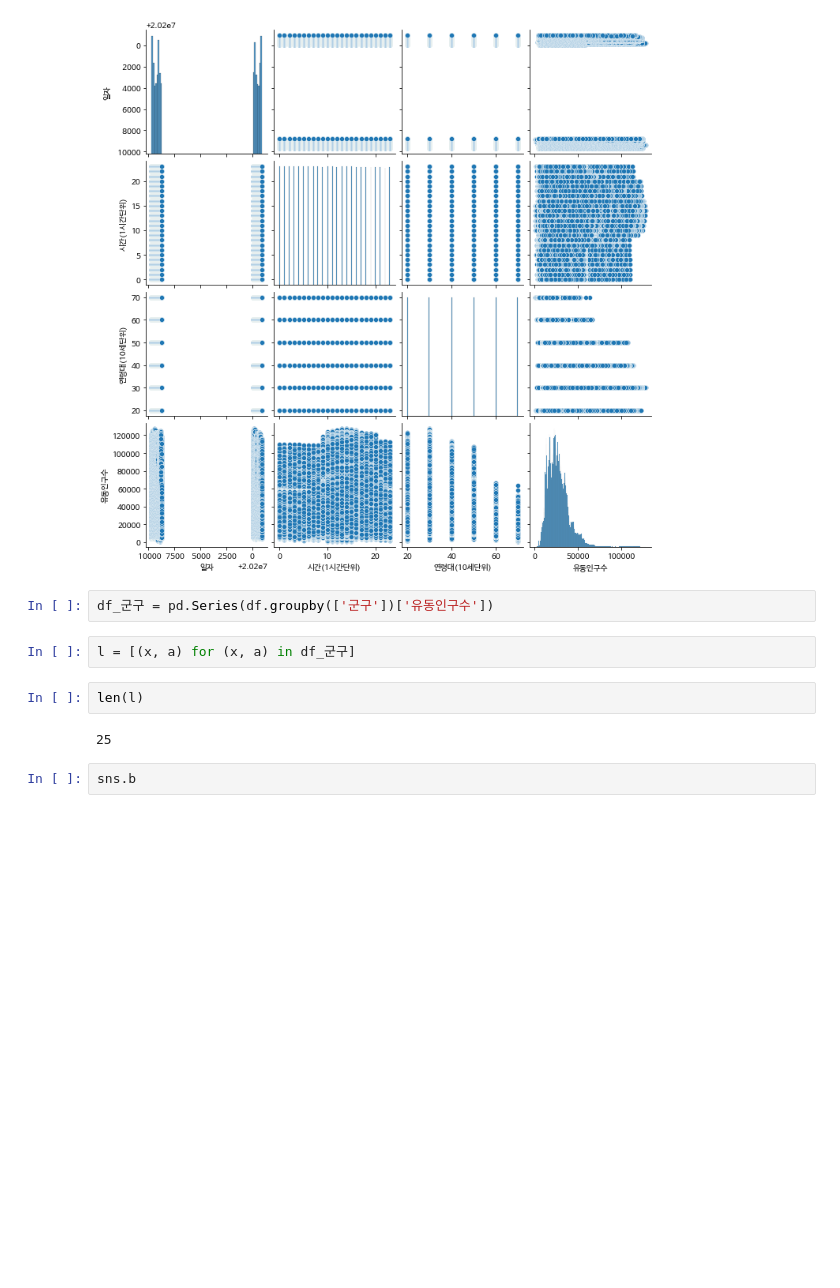
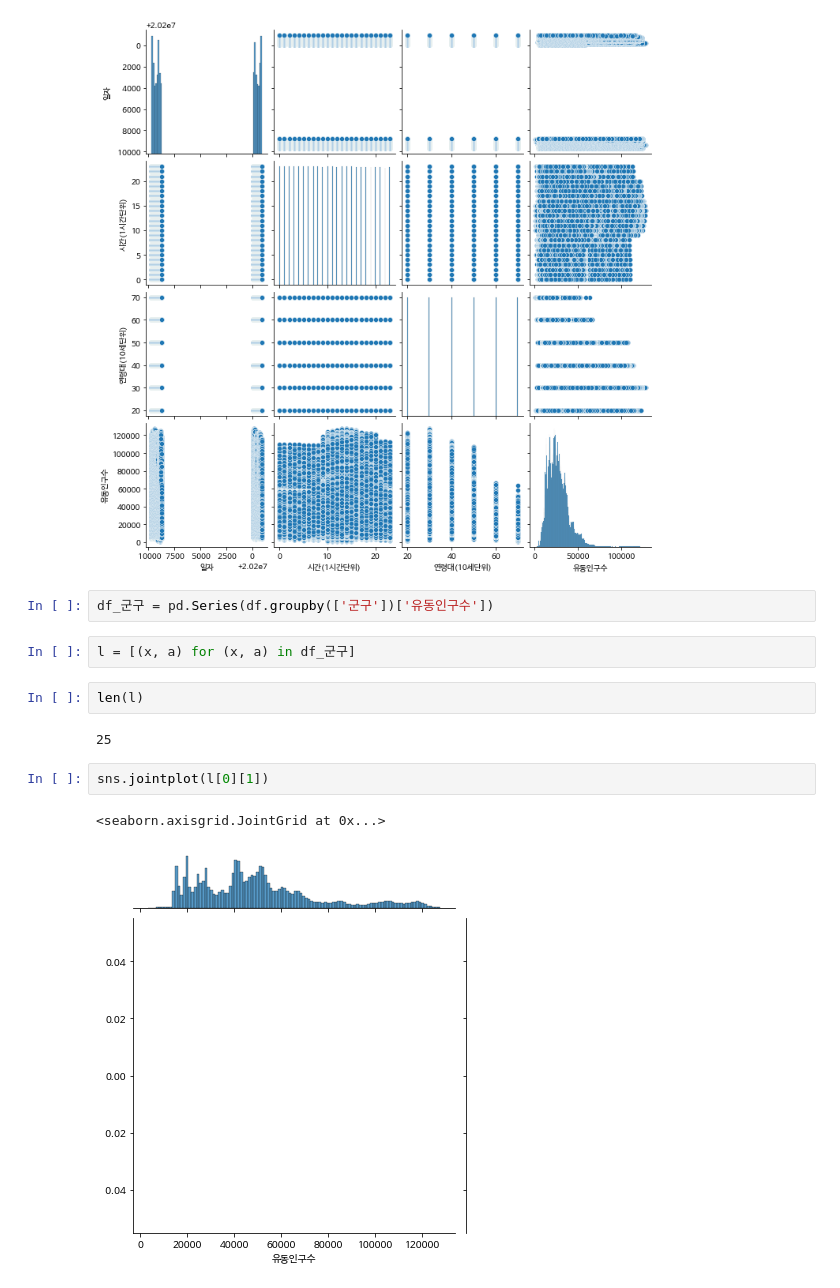
Before and after one commit to wiv33/A-Learning-python, a Jupyter notebook: machine-learning/_000_hello_machine/_000_basic/_008_pandas/_002_moving_population.ipynb, the cells around one changed output. Cells and saved outputs as stored; diff of their text form; blank space fills up the shorter version.

```diff
--- a/machine-learning/_000_hello_machine/_000_basic/_008_pandas/_002_moving_population.ipynb
+++ b/machine-learning/_000_hello_machine/_000_basic/_008_pandas/_002_moving_population.ipynb
@@ -274,5 +274,8 @@ l = [(x, a) for (x, a) in df_군구]
 len(l)
 # %% [output]
 25
-# %%
-sns.b
+# %%
+sns.jointplot(l[0][1])
+# %% [output]
+<seaborn.axisgrid.JointGrid at 0x...>
+[figure, added]
```
